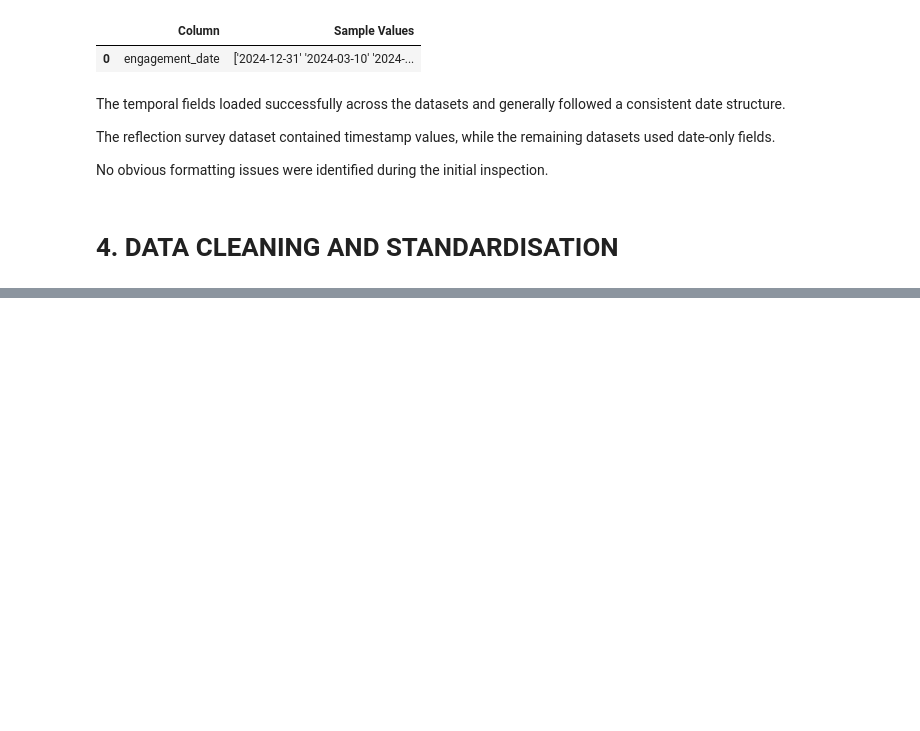
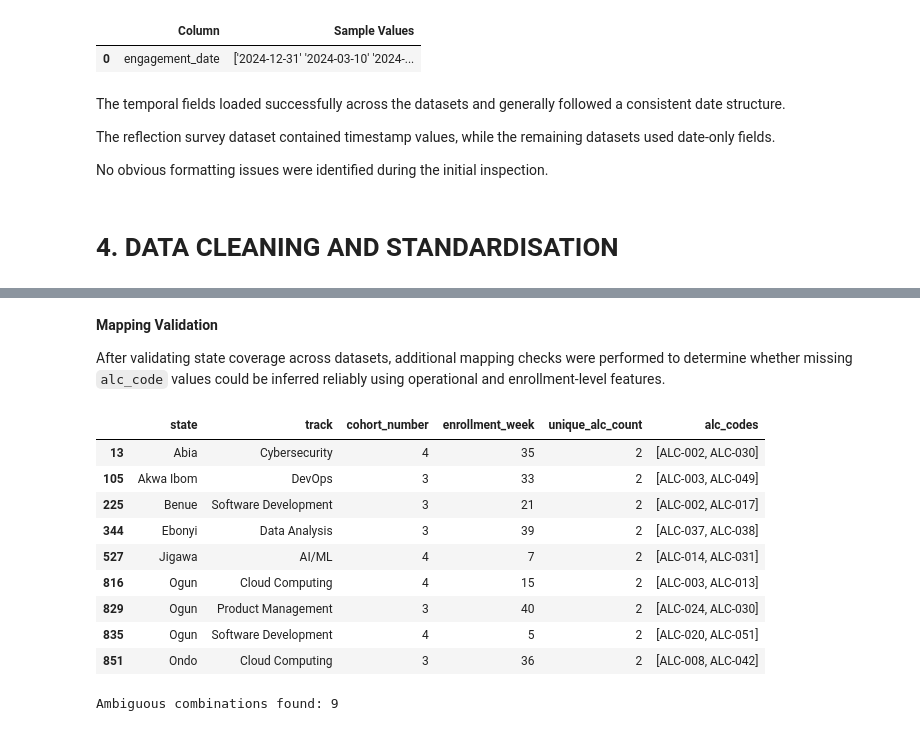
Before and after one commit to Efe-Godson/3mtt-stage2-analysis, a Jupyter notebook: notebooks/deliverable_2_analysis_notebook.ipynb, the cells around one changed output, grey strips where cells are left out. Cells and saved outputs as stored; diff of their text form; code cells hidden in the pictures; blank space fills up the shorter version.

```diff
--- a/notebooks/deliverable_2_analysis_notebook.ipynb
+++ b/notebooks/deliverable_2_analysis_notebook.ipynb
@@ -511,0 +1090,60 @@ No obvious formatting issues were identified during the initial inspection.
+# %% [markdown]
+**Mapping Validation**
+
+After validating state coverage across datasets, additional mapping checks were performed to determine whether missing `alc_code` values could be inferred reliably using operational and enrollment-level features.
+# %%
+# Create enrollment week feature
+fellows_clean["enrollment_week"] = (
+    fellows_clean["enrollment_date"]
+    .dt.isocalendar()
+    .week
+)
+
+
+# Build refined ALC mapping validation table
+alc_mapping_validation = (
+    fellows_clean.groupby(
+        [
+            "state",
+            "track",
+            "cohort_number",
+            "enrollment_week"
+        ]
+    )["alc_code"]
+    .agg(
+        unique_alc_count=lambda x: x.dropna().nunique(),
+        alc_codes=lambda x: sorted(x.dropna().unique())
+    )
+    .reset_index()
+)
+
+
+# Identify only ambiguous mappings
+ambiguous_alc_mappings = (
+    alc_mapping_validation[
+        alc_mapping_validation["unique_alc_count"] > 1
+    ]
+)
+
+
+# Display ambiguous combinations
+display(ambiguous_alc_mappings)
+
+
+# Display ambiguity count
+print(
+    f"Ambiguous combinations found: "
+    f"{len(ambiguous_alc_mappings)}"
+)
+# %% [output]
+|  | state | track | cohort_number | enrollment_week | unique_alc_count | alc_codes |
+| 13 | Abia | Cybersecurity | 4 | 35 | 2 | [ALC-002, ALC-030] |
+| 105 | Akwa Ibom | DevOps | 3 | 33 | 2 | [ALC-003, ALC-049] |
+| 225 | Benue | Software Development | 3 | 21 | 2 | [ALC-002, ALC-017] |
+| 344 | Ebonyi | Data Analysis | 3 | 39 | 2 | [ALC-037, ALC-038] |
+| 527 | Jigawa | AI/ML | 4 | 7 | 2 | [ALC-014, ALC-031] |
+| 816 | Ogun | Cloud Computing | 4 | 15 | 2 | [ALC-003, ALC-013] |
+| 829 | Ogun | Product Management | 3 | 40 | 2 | [ALC-024, ALC-030] |
+| 835 | Ogun | Software Development | 4 | 5 | 2 | [ALC-020, ALC-051] |
+| 851 | Ondo | Cloud Computing | 3 | 36 | 2 | [ALC-008, ALC-042] |
+Ambiguous combinations found: 9
```
Also changed, not shown: parts of 25 cells of this notebook.
